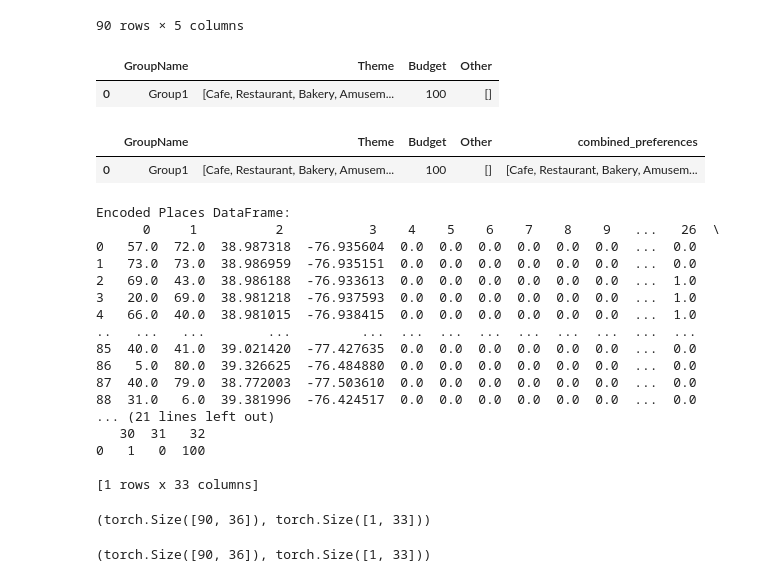
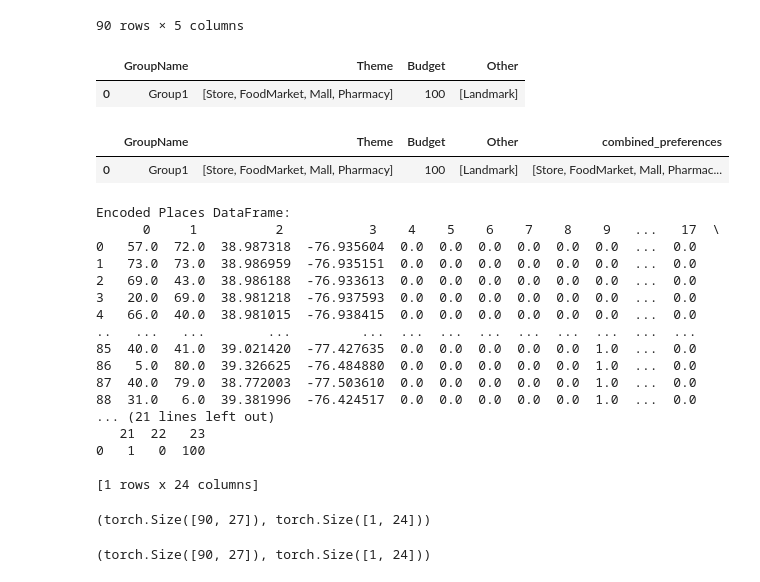
Before and after one commit to headStarter-Travel-app/ProxiLinkBackend, a Jupyter notebook: HybridModel copy.ipynb, the cells around one changed output. Cells and saved outputs as stored; diff of their text form; code cells hidden in the pictures.

```diff
--- a/HybridModel copy.ipynb
+++ b/HybridModel copy.ipynb
@@ -995,21 +995,21 @@ food_and_drink = [
 # %%
 user_profile = {
     "GroupName": "Group1",
-    "Theme": romantic_date,
+    "Theme": shopping_spree,
     "Budget": 100,
-    "Other": []
+    "Other": ["Landmark"]
 }
 df_user_profile = pd.DataFrame([user_profile])
 
 # Print the DataFrame
 df_user_profile
 
 
 #Add in Budget, Time of Day, and based on theme, categories will change (So it iwll emphasize EX on a date, Parks, Shopping, Cafe and Restaurants)
 #User profile doesnt need any of the expanded shopping and stuff cuz that was already used to get all the recommendations. The Profile will have parameters form the model ONLY
 # %% [output]
 |  | GroupName | Theme | Budget | Other |
-| 0 | Group1 | [Cafe, Restaurant, Bakery, Amusem... | 100 | [] |
+| 0 | Group1 | [Store, FoodMarket, Mall, Pharmacy] | 100 | [Landmark] |
 # %%
 places_df['combined_category'] = places_df.apply(lambda row: [row['category'], row['category2']], axis=1)
 
@@ -1018,7 +1018,7 @@ df_user_profile['combined_preferences'] = df_user_profile.apply(lambda row: row[
 df_user_profile
 # %% [output]
 |  | GroupName | Theme | Budget | Other | combined_preferences |
-| 0 | Group1 | [Cafe, Restaurant, Bakery, Amusem... | 100 | [] | [Cafe, Restaurant, Bakery, Amusem... |
+| 0 | Group1 | [Store, FoodMarket, Mall, Pharmacy] | 100 | [Landmark] | [Store, FoodMarket, Mall, Pharmac... |
 # %%
 from sklearn.preprocessing import MultiLabelBinarizer
 # Initialize encoders
@@ -1057,22 +1057,22 @@ print("\nEncoded User DataFrame:")
 print(user_features_df)
 # %% [output]
 Encoded Places DataFrame:
-      0     1          2           3    4    5    6    7    8    9   ...   26  \
+      0     1          2           3    4    5    6    7    8    9   ...   17  \
 0   57.0  72.0  38.987318  -76.935604  0.0  0.0  0.0  0.0  0.0  0.0  ...  0.0
 1   73.0  73.0  38.986959  -76.935151  0.0  0.0  0.0  0.0  0.0  0.0  ...  0.0
-2   69.0  43.0  38.986188  -76.933613  0.0  0.0  0.0  0.0  0.0  0.0  ...  1.0
-3   20.0  69.0  38.981218  -76.937593  0.0  0.0  0.0  0.0  0.0  0.0  ...  1.0
-4   66.0  40.0  38.981015  -76.938415  0.0  0.0  0.0  0.0  0.0  0.0  ...  1.0
+2   69.0  43.0  38.986188  -76.933613  0.0  0.0  0.0  0.0  0.0  0.0  ...  0.0
+3   20.0  69.0  38.981218  -76.937593  0.0  0.0  0.0  0.0  0.0  0.0  ...  0.0
+4   66.0  40.0  38.981015  -76.938415  0.0  0.0  0.0  0.0  0.0  0.0  ...  0.0
 ..   ...   ...        ...         ...  ...  ...  ...  ...  ...  ...  ...  ...
-85  40.0  41.0  39.021420  -77.427635  0.0  0.0  0.0  0.0  0.0  0.0  ...  0.0
-86   5.0  80.0  39.326625  -76.484880  0.0  0.0  0.0  0.0  0.0  0.0  ...  0.0
-87  40.0  79.0  38.772003  -77.503610  0.0  0.0  0.0  0.0  0.0  0.0  ...  0.0
-88  31.0   6.0  39.381996  -76.424517  0.0  0.0  0.0  0.0  0.0  0.0  ...  0.0
+85  40.0  41.0  39.021420  -77.427635  0.0  0.0  0.0  0.0  0.0  1.0  ...  0.0
+86   5.0  80.0  39.326625  -76.484880  0.0  0.0  0.0  0.0  0.0  1.0  ...  0.0
+87  40.0  79.0  38.772003  -77.503610  0.0  0.0  0.0  0.0  0.0  1.0  ...  0.0
+88  31.0   6.0  39.381996  -76.424517  0.0  0.0  0.0  0.0  0.0  1.0  ...  0.0
 ... (21 lines left out)
-   30  31   32
+   21  22   23
 0   1   0  100
 
-[1 rows x 33 columns]
+[1 rows x 24 columns]
 # %%
 # Convert features to tensors
 places_tensor = torch.tensor(places_features, dtype=torch.float32)
@@ -1080,11 +1080,11 @@ user_tensor = torch.tensor(user_features, dtype=torch.float32)
 
 places_tensor.shape, user_tensor.shape
 # %% [output]
-(torch.Size([90, 36]), torch.Size([1, 33]))
+(torch.Size([90, 27]), torch.Size([1, 24]))
 # %%
 places_tensor.shape, user_tensor.shape
 # %% [output]
-(torch.Size([90, 36]), torch.Size([1, 33]))
+(torch.Size([90, 27]), torch.Size([1, 24]))
 # %%
 class ContentModel(nn.Module):
     def __init__(self, input_dim):
```
Also changed, not shown: parts of 2 cells of this notebook, 2 other files.
